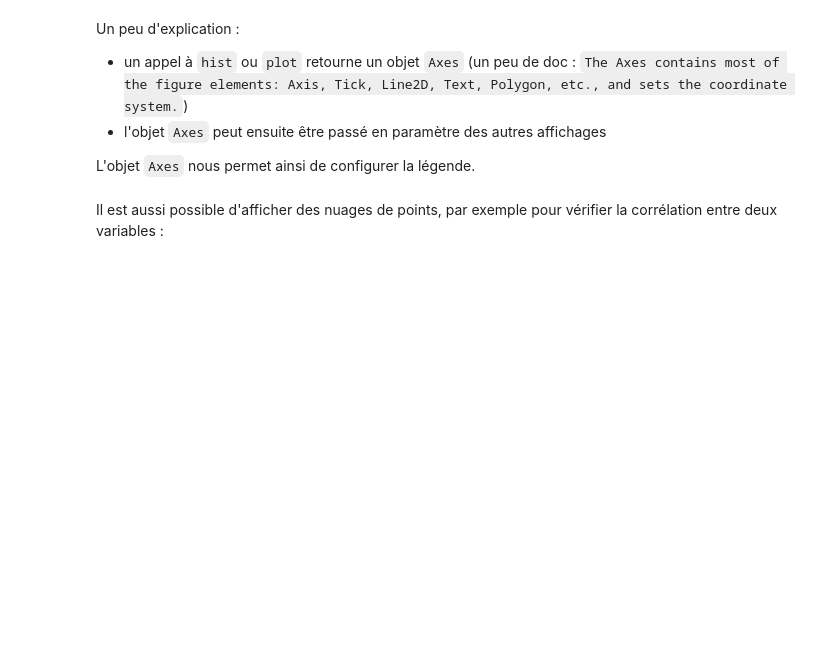
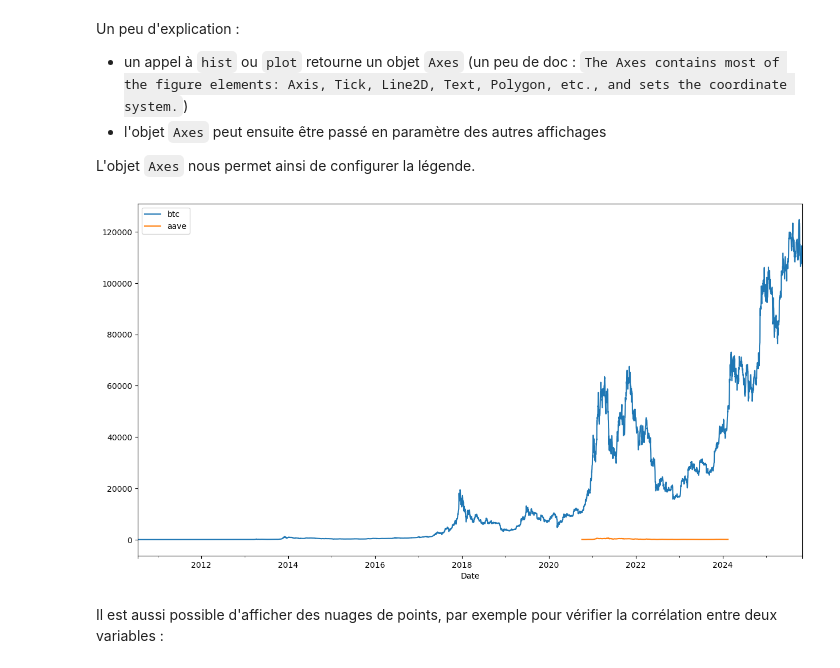
Before and after one commit to Meety004/PT_INFO, a Jupyter notebook: peip-trader-main/04 - VisuStats.ipynb, the cells around one changed output. Drawn from its saved outputs; the diff is of its cells as text; code cells hidden in the pictures; blank space fills up the shorter version.

```diff
--- a/peip-trader-main/04 - VisuStats.ipynb
+++ b/peip-trader-main/04 - VisuStats.ipynb
@@ -112,8 +156,10 @@ Un peu d'explication :
 L'objet `Axes` nous permet ainsi de configurer la légende.
 # %%
 ax = btc.loc[:, "Close"].plot()
-eth.loc[:, "Close"].plot(ax = ax)
-ax.legend(["btc", "eth"]);
+ave.loc[:, "Close"].plot(ax = ax)
+ax.legend(["btc", "aave"]);
+# %% [output]
+[figure, added]
 # %% [markdown]
 Il est aussi possible d'afficher des nuages de points, par exemple pour vérifier la corrélation entre deux variables :
 # %%
```
Also changed, not shown: parts of 13 cells of this notebook.
